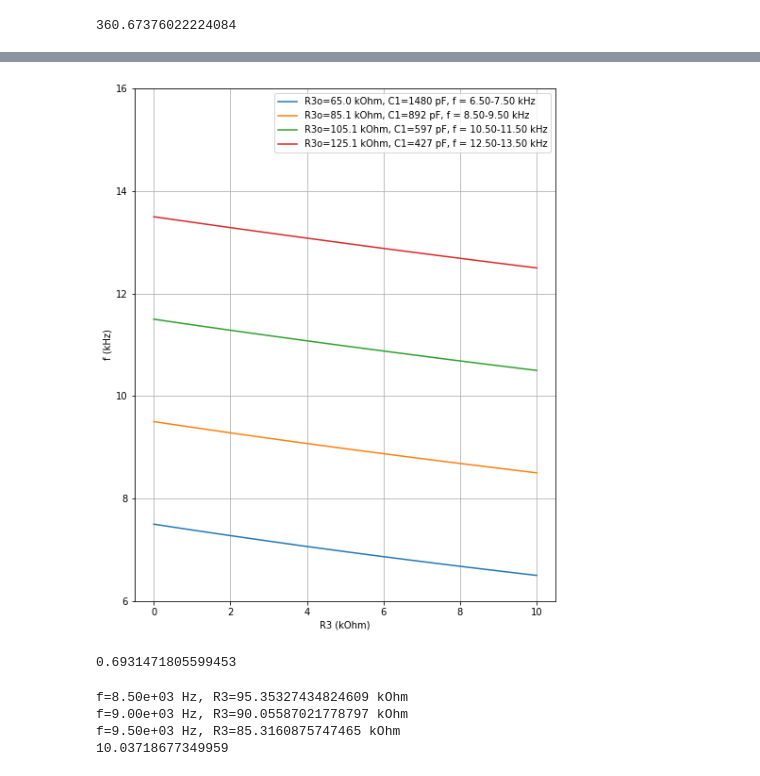
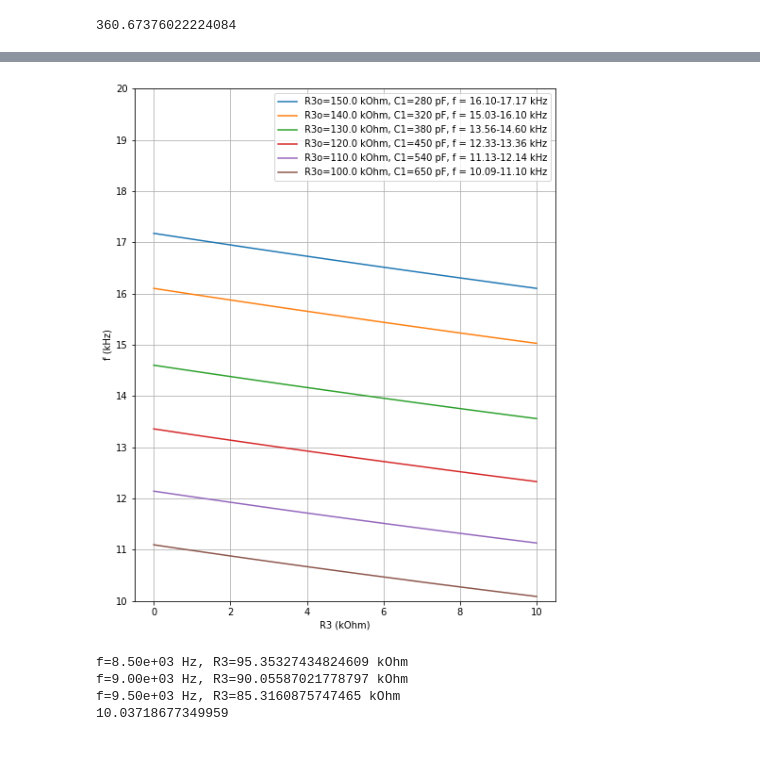
Before and after one commit to naoya1110/LTSpice_samples, a Jupyter notebook: CR_OpAmp_Oscillator.ipynb, the cells around one changed output, grey strips where cells are left out. Drawn from its saved outputs; the diff is of its cells as text; code cells hidden in the pictures.

```diff
--- a/CR_OpAmp_Oscillator.ipynb
+++ b/CR_OpAmp_Oscillator.ipynb
@@ -22,10 +22,10 @@ f0
 # %% [output]
 360.67376022224084
 # %%
-f0 = 13E+3
+f0 = 16E+3
 fmin = f0-0.5E+3
 fmax = f0+0.5E+3
-C1 = 427E-12
+C1 = 280E-12
 
 fs  = np.array([fmin, f0, fmax])
 R3s = 1/(2*np.log(2)*C1*fs)
@@ -42,37 +77,38 @@ f=1.35e+04 Hz, R3=125.14 kOhm
 # %%
 R1 = 10E+3
 R2 = 10E+3
 R3v = np.arange(0, 10.1E+3, 100) # 可変抵抗の範囲
 
+#R3o 固定抵抗の値
+
 components = [
-    {"R3o": 64.986E+3, "C1": 1480E-12},
-    {"R3o": 85.12E+3, "C1": 892E-12},
-    {"R3o": 105.07E+3, "C1": 597E-12},
-    {"R3o": 125.14E+3, "C1": 427E-12},
+    {"R3o": 150E+3, "C1": 280E-12},
+    {"R3o": 140E+3, "C1": 320E-12},
+    {"R3o": 130E+3, "C1": 380E-12},
+    {"R3o": 120E+3, "C1": 450E-12},
+    {"R3o": 110E+3, "C1": 540E-12},
+    {"R3o": 100E+3, "C1": 650E-12},
     ]
 
 plt.figure(figsize=(8,10))
 
 for comp in components:
     R3o = comp["R3o"]
     C1 = comp["C1"]
     f = 1/(2*(R3o+R3v)*C1*np.log(1+R1/R2))
 
     plt.plot((R3v)/1000, f/1000, label=f'R3o={R3o/1000:.1f} kOhm, C1={C1/1E-12:.0f} pF, f = {f.min()/1000:.2f}-{f.max()/1000:.2f} kHz')
 
 plt.legend()
 
 
 plt.xlabel('R3 (kOhm)')
 plt.ylabel('f (kHz)')
-plt.ylim(6, 16)
+plt.ylim(10, 20)
+plt.yticks(np.arange(10, 21, 1))
 plt.grid()
 # %% [output]
-[figure, old version]
+[figure, new version]
-# %%
-np.log(2)
-# %% [output]
-0.6931471805599453
 # %%
 f0 = 9E+3
 fmin = f0-0.5E+3
```
Also changed, not shown: parts of 2 cells of this notebook.
